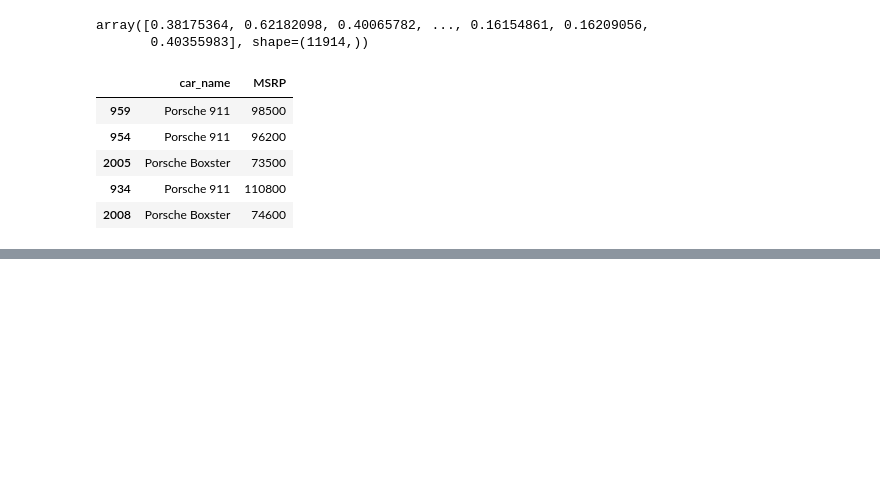
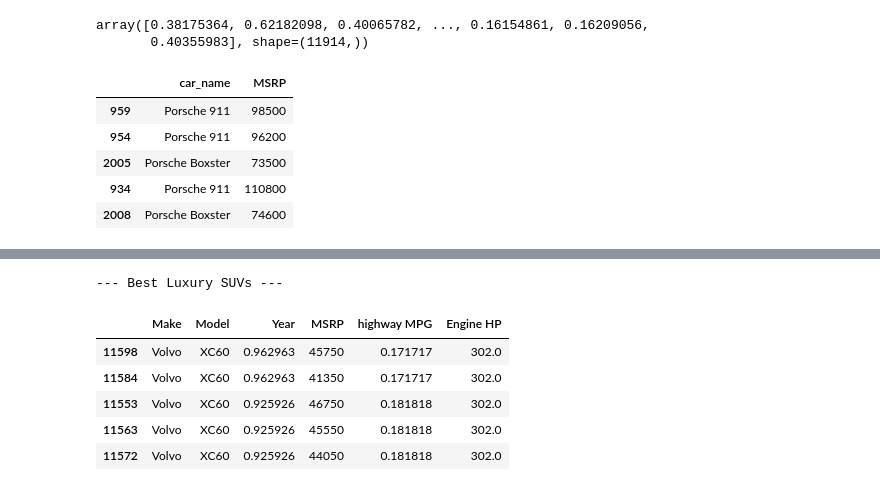
Before and after one commit to PremKarhale/CarRecommendationSystem, a Jupyter notebook: model_training/car_recommendation.ipynb, the cells around one changed output, grey strips where cells are left out. Cells and saved outputs as stored; diff of their text form; code cells hidden in the pictures; blank space fills up the shorter version.

```diff
--- a/model_training/car_recommendation.ipynb
+++ b/model_training/car_recommendation.ipynb
@@ -479,0 +608,19 @@ recommend_car('Porsche 911',5)
+# %%
+# Example 2: Someone wants a fast, luxury SUV with a high budget
+luxury_suvs = recommend_from_preferences(
+    budget=75000,
+    vehicle_style='4dr SUV',
+    size='Midsize',
+    focus='performance',
+    is_luxury=True
+)
+print("\n--- Best Luxury SUVs ---")
+display(luxury_suvs)
+# %% [output]
+--- Best Luxury SUVs ---
+|  | Make | Model | Year | MSRP | highway MPG | Engine HP |
+| 11598 | Volvo | XC60 | 0.962963 | 45750 | 0.171717 | 302.0 |
+| 11584 | Volvo | XC60 | 0.962963 | 41350 | 0.171717 | 302.0 |
+| 11553 | Volvo | XC60 | 0.925926 | 46750 | 0.181818 | 302.0 |
+| 11563 | Volvo | XC60 | 0.925926 | 45550 | 0.181818 | 302.0 |
+| 11572 | Volvo | XC60 | 0.925926 | 44050 | 0.181818 | 302.0 |
```
Also changed, not shown: parts of 3 cells of this notebook.
